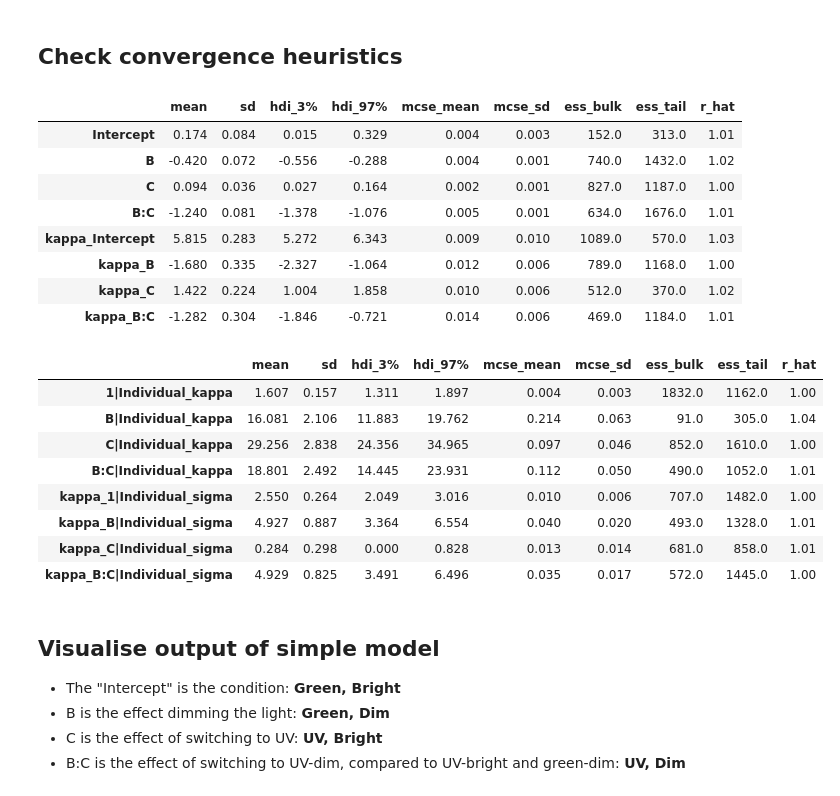
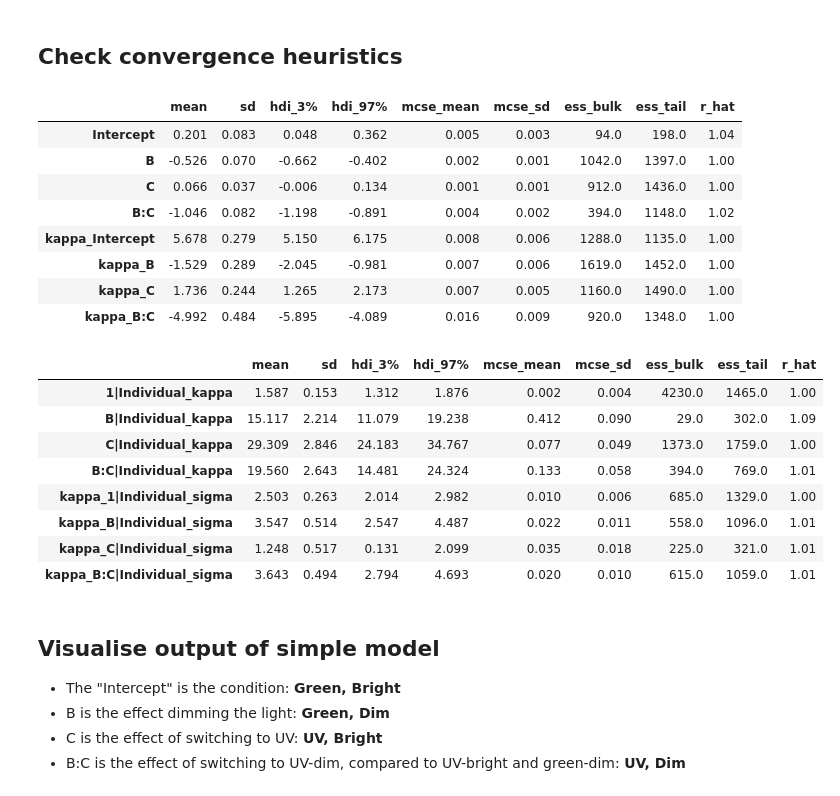
Before and after one commit to Foztarz/GUVdances, a Jupyter notebook: GUV_unwrap.ipynb, the cells around one changed output. Cells and saved outputs as stored; diff of their text form; code cells hidden in the pictures.

```diff
--- a/GUV_unwrap.ipynb
+++ b/GUV_unwrap.ipynb
@@ -284,7 +284,7 @@ formula = bmb.Formula(
 # Specify priors for the model with capitalized keys and updated variable names.
 priors = {
     # Fixed effects for μ:
-    "Intercept": bmb.Prior("Normal", mu=0, sigma=np.pi/6), # Works
+    "Intercept": bmb.Prior("Normal", mu=0, sigma=np.pi/6), # Works- but Rhat too high
     "B": bmb.Prior("Normal", mu=0, sigma=np.pi/12), # Works
     "C": bmb.Prior("Normal", mu=0, sigma=np.pi/12), # Works
     "B:C": bmb.Prior("Normal", mu=0, sigma=np.pi/12), # Works
@@ -297,13 +297,13 @@ priors = {
         "VonMises", mu=0, kappa=bmb.Prior("LogNormal", mu=np.log(30), sigma=0.60) # Informative prior, individuals close to pop mean circsd ~10° # do not change!
     ),
     "B|Individual": bmb.Prior(
-        "VonMises", mu=0, kappa=bmb.Prior("LogNormal", mu=np.log(30), sigma=0.10) # Informative prior but long tails, individuals respond to brightness in the same way
+        "VonMises", mu=0, kappa=bmb.Prior("LogNormal", mu=np.log(30), sigma=0.10) # Rhat too high, could be lower mean?
     ),
     "C|Individual": bmb.Prior(
         "VonMises", mu=0, kappa=bmb.Prior("LogNormal", mu=np.log(30), sigma=0.10) # Informative prior but long tails, individuals respond to colour in the same way # try tightening
     ),
     "B:C|Individual": bmb.Prior(
-        "VonMises", mu=0, kappa=bmb.Prior("LogNormal", mu=np.log(30), sigma=0.10) # Informative prior but long tails, individuals respond to colour in the same way # try tightening
+        "VonMises", mu=0, kappa=bmb.Prior("LogNormal", mu=np.log(30), sigma=0.10) # Rhat good, but could be lower mean?
     ),#this works
         # "B:C|Individual": bmb.Prior(
         #     "VonMises", mu=0, kappa=bmb.Prior("LogNormal", mu=np.log(30), sigma=0.10) # Informative prior but long tails, individuals respond to colour in the same way # try tightening
@@ -361,11 +361,11 @@ model = bmb.Model(
 print(model)
 
 # Fit the model.
-idata = model.fit(draws=1000,
-                  tune = 1000,
+idata = model.fit(draws= 500,
+                  tune = 500,
                   progressbar="split+stats",
                   idata_kwargs={"log_likelihood": True},
-                  target_accept= 0.90  # Needs sampling with small steps or generates some divergences
+                  target_accept= 0.95  # Needs sampling with small steps or generates some divergences 0.95 works
         ) # be prepared for this to take 90 minutes with high adapt delta
 # %% [output]
        Formula: angle ~ B + C + B:C + (1 + B + C + B:C |Individual)
@@ -393,32 +399,32 @@ NUTS: [Intercept, B, C, B:C, 1|Individual_kappa, 1|Individual, B|Individual_kapp
 # %%
 #check convergence heuristics
 az.summary(
     idata,
     var_names=["Intercept", #slightly right shifted, should converge to around 0.26
                "B",
                 "C",
-                # "B:C",
+                "B:C",
                 "kappa_Intercept",
                "kappa_B",
                 "kappa_C",
                 "kappa_B:C",
                 ],
     circ_var_names=["Intercept",
                     "B",
                     "C",
-                    # "B:C",
+                    "B:C",
                     ]
 )
 # %% [output]
 |  | mean | sd | hdi_3% | hdi_97% | mcse_mean | mcse_sd | ess_bulk | ess_tail | r_hat |
-| Intercept | 0.174 | 0.084 | 0.015 | 0.329 | 0.004 | 0.003 | 152.0 | 313.0 | 1.01 |
-| B | -0.420 | 0.072 | -0.556 | -0.288 | 0.004 | 0.001 | 740.0 | 1432.0 | 1.02 |
-| C | 0.094 | 0.036 | 0.027 | 0.164 | 0.002 | 0.001 | 827.0 | 1187.0 | 1.00 |
-| B:C | -1.240 | 0.081 | -1.378 | -1.076 | 0.005 | 0.001 | 634.0 | 1676.0 | 1.01 |
-| kappa_Intercept | 5.815 | 0.283 | 5.272 | 6.343 | 0.009 | 0.010 | 1089.0 | 570.0 | 1.03 |
-| kappa_B | -1.680 | 0.335 | -2.327 | -1.064 | 0.012 | 0.006 | 789.0 | 1168.0 | 1.00 |
-| kappa_C | 1.422 | 0.224 | 1.004 | 1.858 | 0.010 | 0.006 | 512.0 | 370.0 | 1.02 |
-| kappa_B:C | -1.282 | 0.304 | -1.846 | -0.721 | 0.014 | 0.006 | 469.0 | 1184.0 | 1.01 |
+| Intercept | 0.201 | 0.083 | 0.048 | 0.362 | 0.005 | 0.003 | 94.0 | 198.0 | 1.04 |
+| B | -0.526 | 0.070 | -0.662 | -0.402 | 0.002 | 0.001 | 1042.0 | 1397.0 | 1.00 |
+| C | 0.066 | 0.037 | -0.006 | 0.134 | 0.001 | 0.001 | 912.0 | 1436.0 | 1.00 |
+| B:C | -1.046 | 0.082 | -1.198 | -0.891 | 0.004 | 0.002 | 394.0 | 1148.0 | 1.02 |
+| kappa_Intercept | 5.678 | 0.279 | 5.150 | 6.175 | 0.008 | 0.006 | 1288.0 | 1135.0 | 1.00 |
+| kappa_B | -1.529 | 0.289 | -2.045 | -0.981 | 0.007 | 0.006 | 1619.0 | 1452.0 | 1.00 |
+| kappa_C | 1.736 | 0.244 | 1.265 | 2.173 | 0.007 | 0.005 | 1160.0 | 1490.0 | 1.00 |
+| kappa_B:C | -4.992 | 0.484 | -5.895 | -4.089 | 0.016 | 0.009 | 920.0 | 1348.0 | 1.00 |
 # %%
 #check convergence heuristics on random effects
 az.summary(
@@ -438,14 +444,14 @@ az.summary(
 )
 # %% [output]
 |  | mean | sd | hdi_3% | hdi_97% | mcse_mean | mcse_sd | ess_bulk | ess_tail | r_hat |
-| 1|Individual_kappa | 1.607 | 0.157 | 1.311 | 1.897 | 0.004 | 0.003 | 1832.0 | 1162.0 | 1.00 |
-| B|Individual_kappa | 16.081 | 2.106 | 11.883 | 19.762 | 0.214 | 0.063 | 91.0 | 305.0 | 1.04 |
-| C|Individual_kappa | 29.256 | 2.838 | 24.356 | 34.965 | 0.097 | 0.046 | 852.0 | 1610.0 | 1.00 |
-| B:C|Individual_kappa | 18.801 | 2.492 | 14.445 | 23.931 | 0.112 | 0.050 | 490.0 | 1052.0 | 1.01 |
-| kappa_1|Individual_sigma | 2.550 | 0.264 | 2.049 | 3.016 | 0.010 | 0.006 | 707.0 | 1482.0 | 1.00 |
-| kappa_B|Individual_sigma | 4.927 | 0.887 | 3.364 | 6.554 | 0.040 | 0.020 | 493.0 | 1328.0 | 1.01 |
-| kappa_C|Individual_sigma | 0.284 | 0.298 | 0.000 | 0.828 | 0.013 | 0.014 | 681.0 | 858.0 | 1.01 |
-| kappa_B:C|Individual_sigma | 4.929 | 0.825 | 3.491 | 6.496 | 0.035 | 0.017 | 572.0 | 1445.0 | 1.00 |
+| 1|Individual_kappa | 1.587 | 0.153 | 1.312 | 1.876 | 0.002 | 0.004 | 4230.0 | 1465.0 | 1.00 |
+| B|Individual_kappa | 15.117 | 2.214 | 11.079 | 19.238 | 0.412 | 0.090 | 29.0 | 302.0 | 1.09 |
+| C|Individual_kappa | 29.309 | 2.846 | 24.183 | 34.767 | 0.077 | 0.049 | 1373.0 | 1759.0 | 1.00 |
+| B:C|Individual_kappa | 19.560 | 2.643 | 14.481 | 24.324 | 0.133 | 0.058 | 394.0 | 769.0 | 1.01 |
+| kappa_1|Individual_sigma | 2.503 | 0.263 | 2.014 | 2.982 | 0.010 | 0.006 | 685.0 | 1329.0 | 1.00 |
+| kappa_B|Individual_sigma | 3.547 | 0.514 | 2.547 | 4.487 | 0.022 | 0.011 | 558.0 | 1096.0 | 1.01 |
+| kappa_C|Individual_sigma | 1.248 | 0.517 | 0.131 | 2.099 | 0.035 | 0.018 | 225.0 | 321.0 | 1.01 |
+| kappa_B:C|Individual_sigma | 3.643 | 0.494 | 2.794 | 4.693 | 0.020 | 0.010 | 615.0 | 1059.0 | 1.01 |
 # %% [markdown]
 ## Visualise output of simple model
 
```
Also changed, not shown: parts of 3 cells of this notebook.
